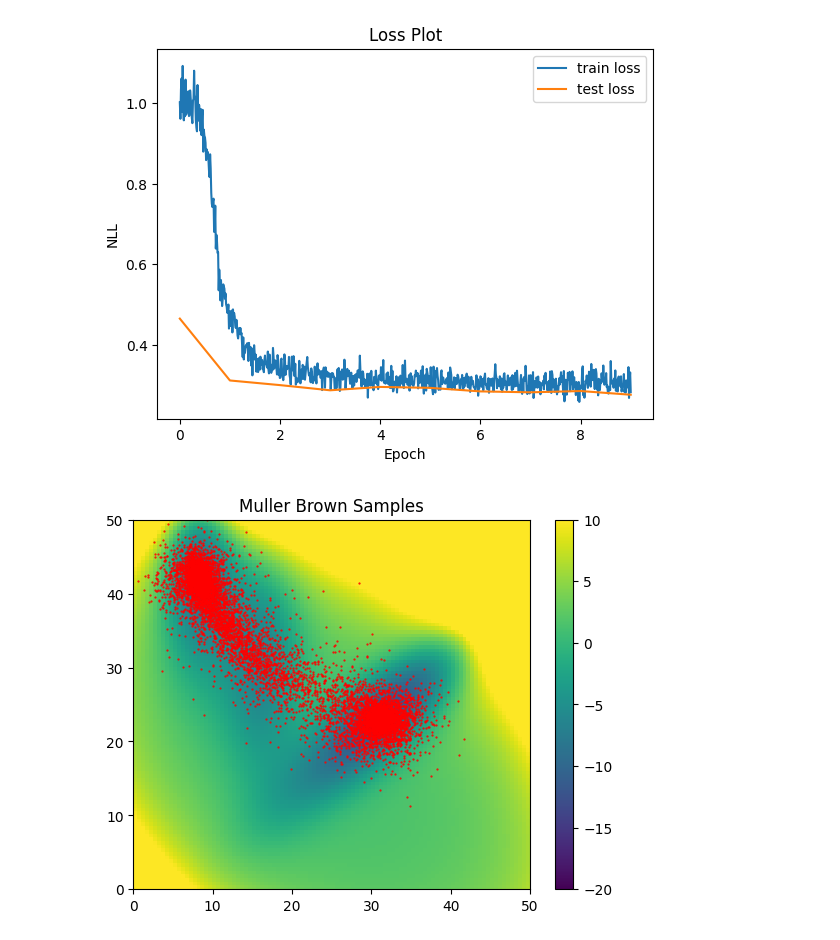
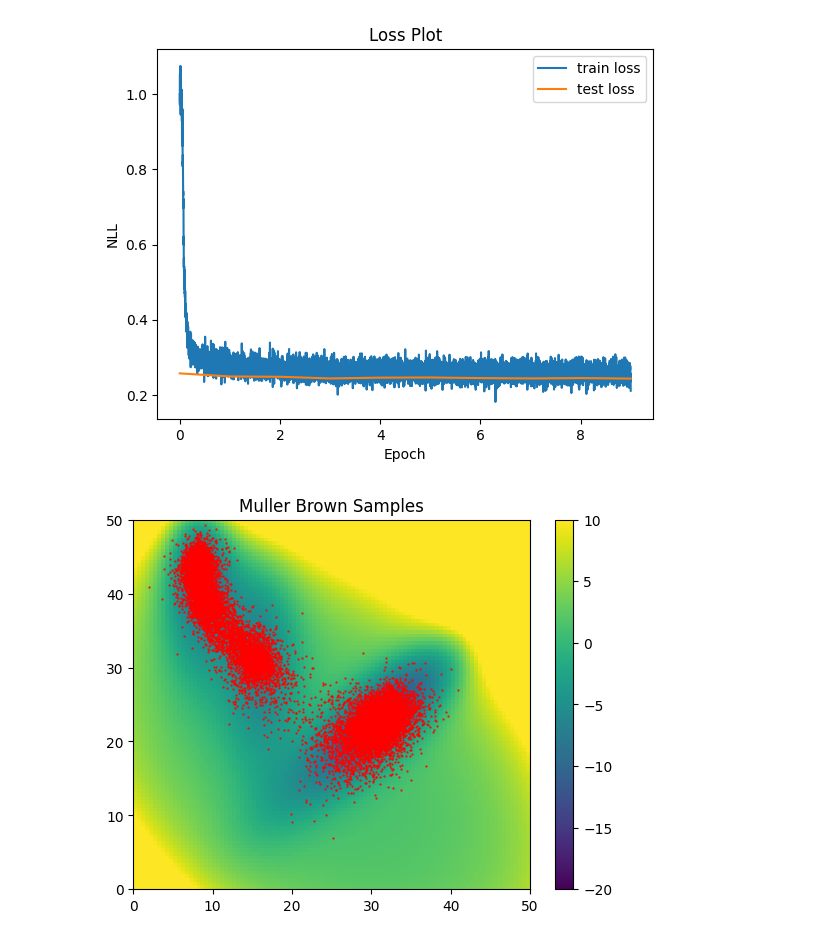
Before and after one commit to michael-psenka/OM-TPS, a Jupyter notebook: train_diffusion_mb.ipynb, the cells around one changed output. Cells and saved outputs as stored; diff of their text form; code cells hidden in the pictures.

Commit message:
larger dataset

```diff
--- a/train_diffusion_mb.ipynb
+++ b/train_diffusion_mb.ipynb
@@ -160,6 +160,6 @@ from mb_calculator import MullerBrownPotential
 
 calculator = MullerBrownPotential(device = "cpu")
 
-train_dataset = MBDataset(preload_sim_dir="data/temp=700_timestep=5.0_friction=0.001/train")
-test_dataset = MBDataset(preload_sim_dir="data/temp=700_timestep=5.0_friction=0.001/val")
+train_dataset = MBDataset(preload_sim_dir="data/temp=700_timestep=5.0_friction=0.001/train_large")
+test_dataset = MBDataset(preload_sim_dir="data/temp=700_timestep=5.0_friction=0.001/val_large")
 # %% [output]
@@ -321,7 +321,7 @@ class DiffusionMLP(torch.nn.Module):
         return xs.reshape(path_length, x1.shape[0], 2), paths
 
 
-def train_mb_diffusion(train_dataset, test_dataset, model, device):
+def train_mb_diffusion(train_dataset, test_dataset, model, n_epochs, device):
     """
 
     Returns
@@ -336,7 +336,6 @@ def train_mb_diffusion(train_dataset, test_dataset, model, device):
     """ YOUR CODE HERE """
     # Train 100 epochs, batch size 1024, Adam with LR 1e-3 (100 warmup steps, cosine decay to 0)
     device = torch.device(torch.cuda.current_device())
-    n_epochs = 10
     batch_size = 1024
     PI = torch.tensor([np.pi]).to(device)
     optimizer = optim.Adam(model.parameters(), lr = 1e-3)
@@ -355,8 +354,9 @@ def train_mb_diffusion(train_dataset, test_dataset, model, device):
 
     train_losses = []
     test_losses = []
-    for _ in tqdm(range(n_epochs)):
+    for e in tqdm(range(n_epochs)):
         model.train()
+        # print(f"Epoch {e}")
         for x in train_dataloader:
             optimizer.zero_grad()
             x = x.to(device)
@@ -401,12 +401,12 @@ def train_mb_diffusion(train_dataset, test_dataset, model, device):
 # %%
 device = torch.device(torch.cuda.current_device())
 model = DiffusionMLP(3, 64, 2, 256, device).to(device).to(torch.float32)
-train_losses, test_losses = train_mb_diffusion(train_dataset, test_dataset, model, device)
+n_epochs = 10
+train_losses, test_losses = train_mb_diffusion(train_dataset, test_dataset, model, n_epochs, device)
 # %%
-steps = 256
-all_samples = model.sample(10000, temperature = 1.25)
+all_samples = model.sample(30000, temperature = 1.25)
 all_samples = all_samples*torch.tensor(train_dataset.std).to(device).to(torch.float32) + torch.tensor(train_dataset.mean).to(device).to(torch.float32)
 
 plot_results(train_losses, test_losses, np.flip(get_numpy(all_samples), axis = -1))
-visualize_mb_data(train_dataset)
+# visualize_mb_data(train_dataset)
 # %% [output]
@@ -414,2 +414,2 @@ Final Test Loss: 0.2767
-[figure, old version]
+[figure, new version]
-[figure, old version]
+[figure, new version]
```
Also changed, not shown: parts of 5 cells of this notebook, 2 other files.
